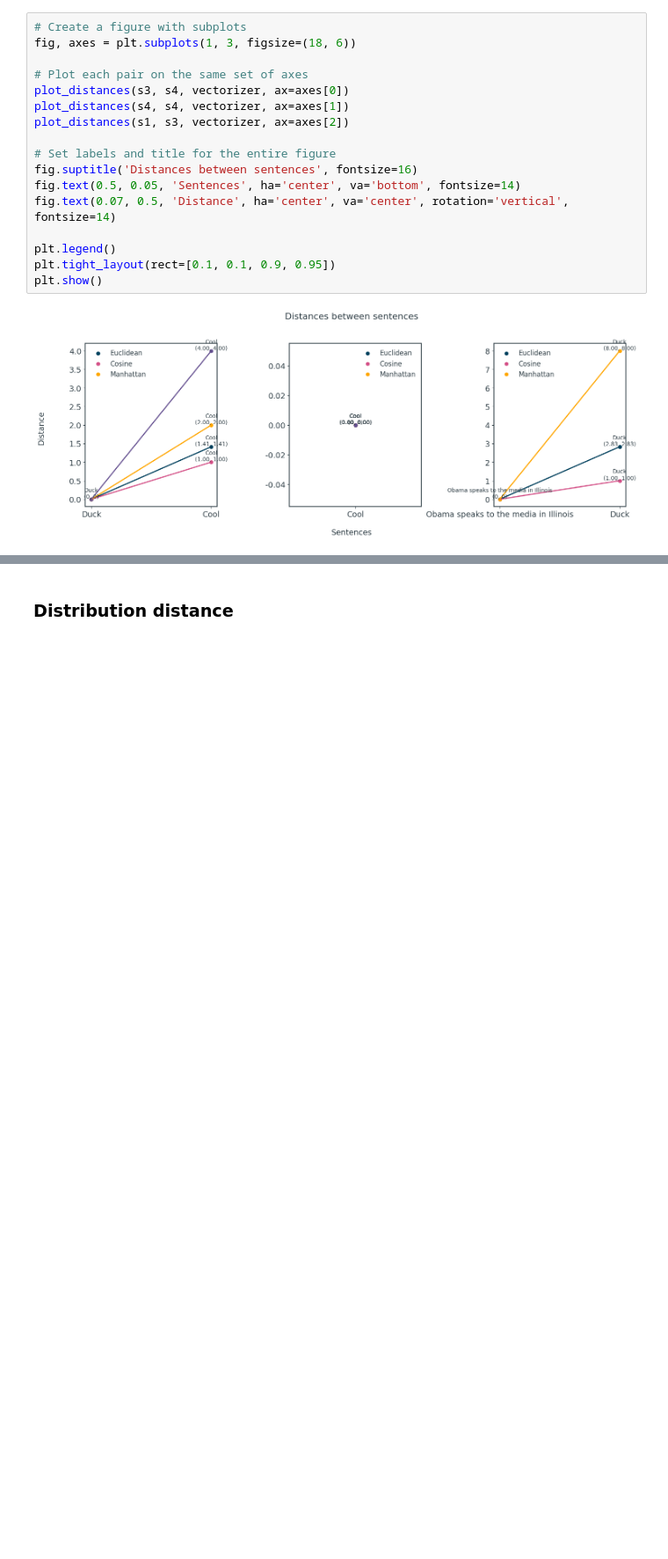
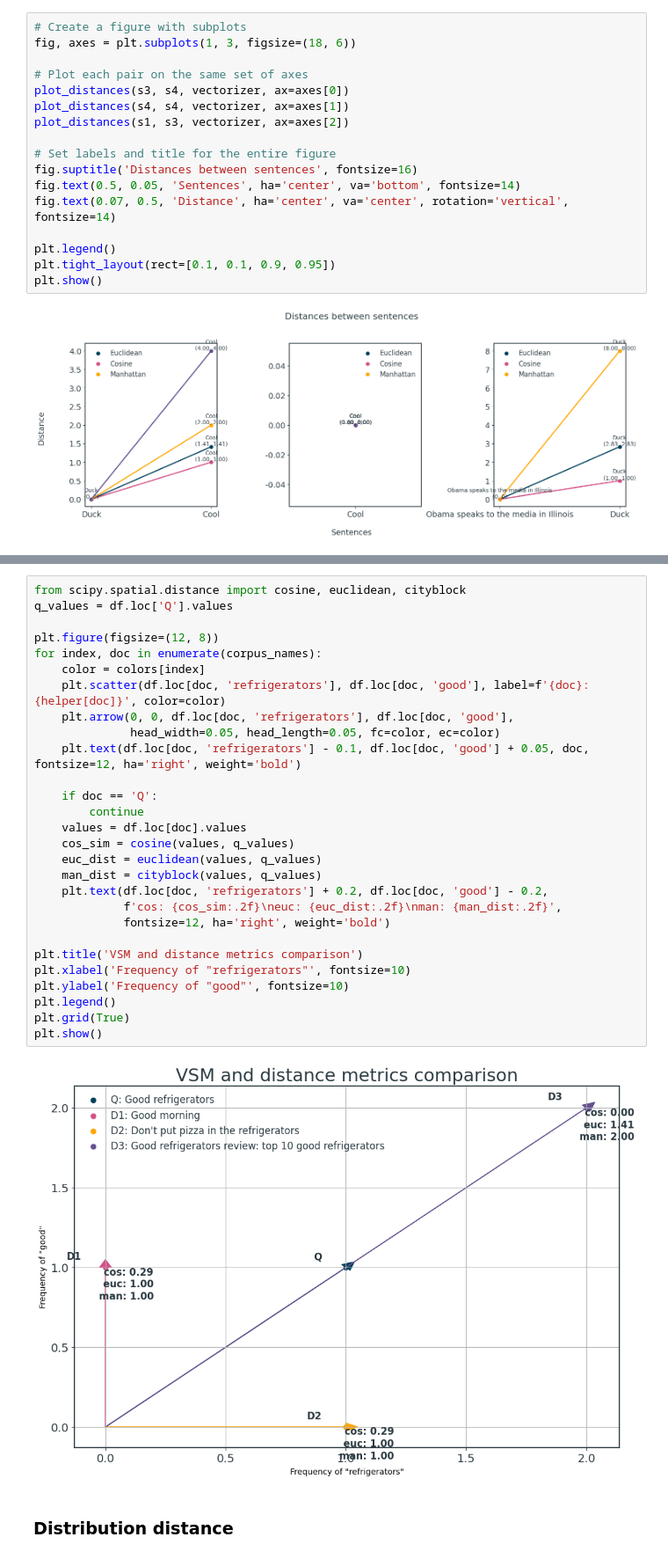
Before and after one commit to micheledinelli/text-distances, a Jupyter notebook: text-distance-analysis.ipynb, the cells around one changed output, grey strips where cells are left out. Shown at 88% size. Saved outputs shown, nothing was run; the diff lists cells and outputs as text; blank space fills up the shorter version.

```diff
--- a/text-distance-analysis.ipynb
+++ b/text-distance-analysis.ipynb
@@ -218,3 +257,33 @@ plt.show()
+# %%
+from scipy.spatial.distance import cosine, euclidean, cityblock
+q_values = df.loc['Q'].values
+
+plt.figure(figsize=(12, 8))
+for index, doc in enumerate(corpus_names):
+    color = colors[index]
+    plt.scatter(df.loc[doc, 'refrigerators'], df.loc[doc, 'good'], label=f'{doc}: {helper[doc]}', color=color)
+    plt.arrow(0, 0, df.loc[doc, 'refrigerators'], df.loc[doc, 'good'],
+              head_width=0.05, head_length=0.05, fc=color, ec=color)
+    plt.text(df.loc[doc, 'refrigerators'] - 0.1, df.loc[doc, 'good'] + 0.05, doc, fontsize=12, ha='right', weight='bold')
+
+    if doc == 'Q':
+        continue
+    values = df.loc[doc].values
+    cos_sim = cosine(values, q_values)
+    euc_dist = euclidean(values, q_values)
+    man_dist = cityblock(values, q_values)
+    plt.text(df.loc[doc, 'refrigerators'] + 0.2, df.loc[doc, 'good'] - 0.2,
+             f'cos: {cos_sim:.2f}\neuc: {euc_dist:.2f}\nman: {man_dist:.2f}',
+             fontsize=12, ha='right', weight='bold')
+
+plt.title('VSM and distance metrics comparison')
+plt.xlabel('Frequency of "refrigerators"', fontsize=10)
+plt.ylabel('Frequency of "good"', fontsize=10)
+plt.legend()
+plt.grid(True)
+plt.show()
+# %% [output]
+[figure, added]
 # %% [markdown]
 ### Distribution distance
 # %% [markdown]
```
Also changed, not shown: parts of 2 cells of this notebook.
